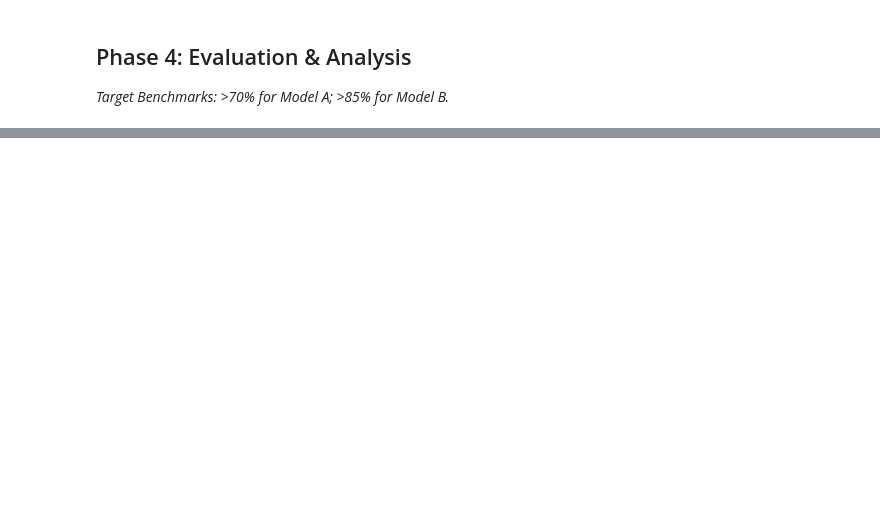
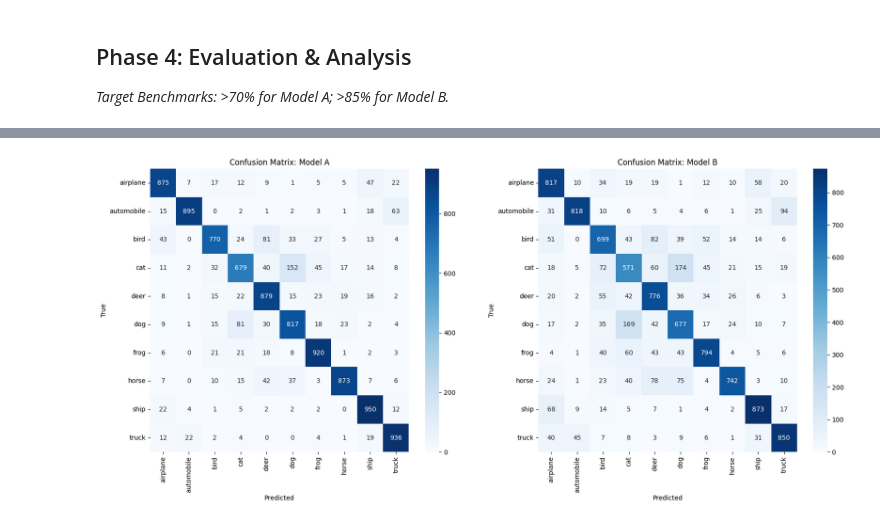
Before and after one commit to harmanbajwa2954/Machine-Learning-Notebooks, a Jupyter notebook: CIFAR10_classification.ipynb, the cells around one changed output, grey strips where cells are left out. Cells and saved outputs as stored; diff of their text form; code cells hidden in the pictures; blank space fills up the shorter version.

```diff
--- a/CIFAR10_classification.ipynb
+++ b/CIFAR10_classification.ipynb
@@ -125,7 +125,7 @@ Train both models for approximately 50 epochs using the following strategies:
 * Learning Rate Scheduler: Implement a scheduler (Cosine Annealing is recommended, or StepLR).
  * Regularization: Apply weight decay (e.g., 1e-4) to improve generalization.
 # %%
-epochs = 50
+epochs = 25
 batch_size = 128
 decay_steps = int((len(x_train) / batch_size) * epochs)
 # %% [markdown]
@@ -188,26 +217,28 @@ plt.show()
 # %%
 # --- 2. Generate Confusion Matrices ---
 y_pred_probs_a = model_a.predict(x_test, verbose=0)
 y_pred_a = np.argmax(y_pred_probs_a, axis=1)
 
 y_pred_probs_b = model_b.predict(x_test, verbose=0)
 y_pred_b = np.argmax(y_pred_probs_b, axis=1)
 
 fig, (ax1, ax2) = plt.subplots(1, 2, figsize=(20, 8))
 
 cm_a = confusion_matrix(y_test, y_pred_a)
-sns.heatmap(cm_a, annot=True, fmt='d', cmap='Blues', xticklabels=classes, yticklabels=classes, ax=ax1)
+sns.heatmap(cm_a, annot=True, fmt='d', cmap='Blues', xticklabels=class_names, yticklabels=class_names, ax=ax1)
 ax1.set_title('Confusion Matrix: Model A')
 ax1.set_xlabel('Predicted')
 ax1.set_ylabel('True')
 
 cm_b = confusion_matrix(y_test, y_pred_b)
-sns.heatmap(cm_b, annot=True, fmt='d', cmap='Blues', xticklabels=classes, yticklabels=classes, ax=ax2)
+sns.heatmap(cm_b, annot=True, fmt='d', cmap='Blues', xticklabels=class_names, yticklabels=class_names, ax=ax2)
 ax2.set_title('Confusion Matrix: Model B')
 ax2.set_xlabel('Predicted')
 ax2.set_ylabel('True')
 
 plt.show()
+# %% [output]
+[figure, added]
 # %%
 # --- 3. Failure Case Visualization (Model B) ---
 print("\nVisualizing Failure Cases for Model B...")
```
Also changed, not shown: parts of 5 cells of this notebook.
